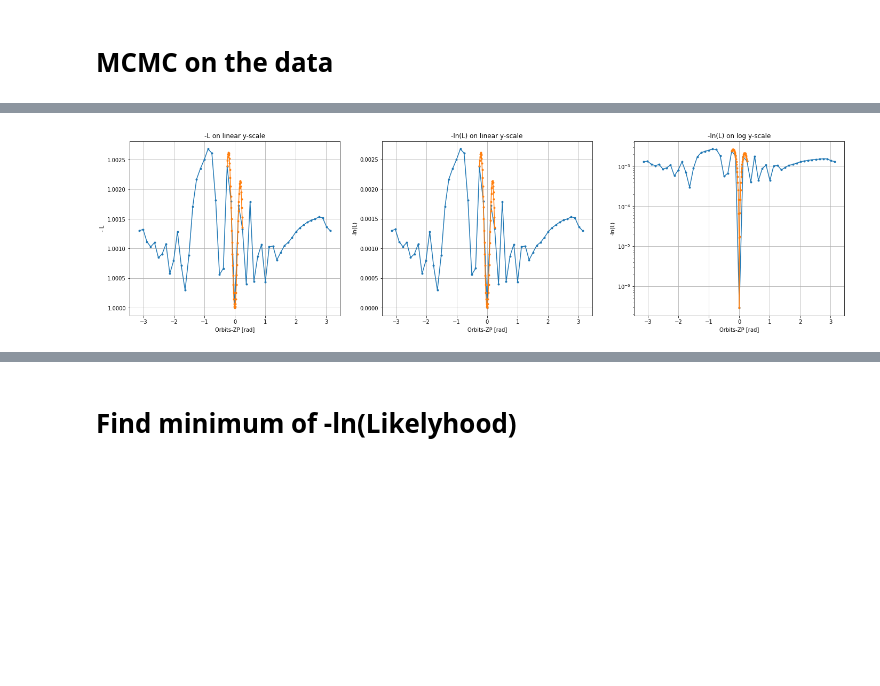
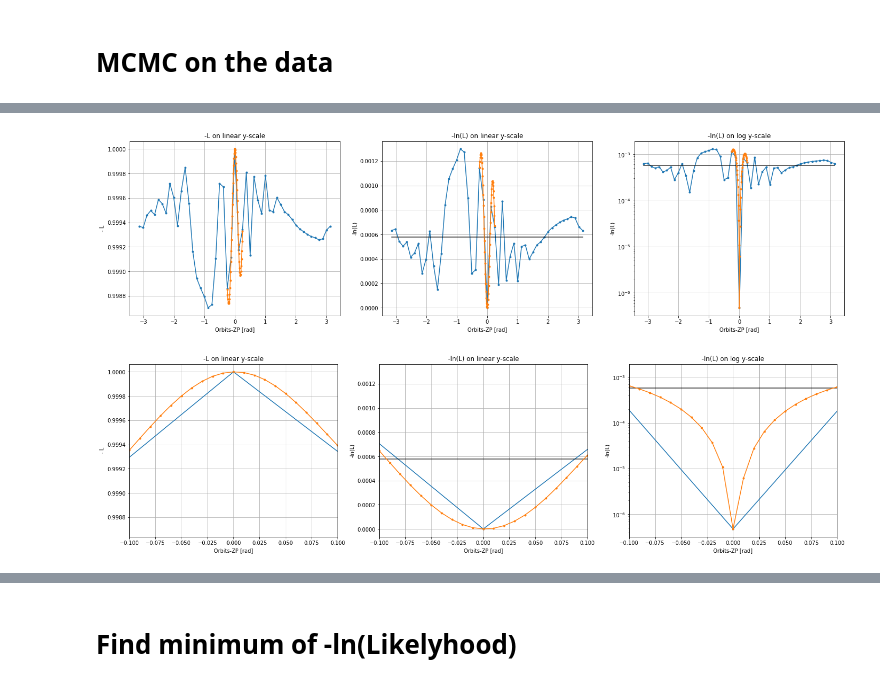
Before and after one commit to BartOuwehand/MP1_LISA, a Jupyter notebook: nelder-mead_parameter_fit.ipynb, the cells around one changed output, grey strips where cells are left out. Saved outputs shown, nothing was run; the diff lists cells and outputs as text; code cells hidden in the pictures; blank space fills up the shorter version.

```diff
--- a/nelder-mead_parameter_fit.ipynb
+++ b/nelder-mead_parameter_fit.ipynb
@@ -187,5 +183,5 @@ sdata = np.array([rawdata['t'],rawdata['A'],rawdata['E'],rawdata['T']])
 # %%
-for i in range(3):
+for i in range(2):
     plt.plot(sdata[0]/day,sdata[i+1],label=rec[i],alpha=.5)
 plt.title('AET datastreams for '+str(duration/day)+'d simulation with all noises')
 plt.legend(loc=4)
@@ -342,7 +341,7 @@ plt.show()
 # %%
 # Defining the model used for MCMC fitting
 
-def model(st, orbits_ZP=0,Amp=Amp_true, phi0=phi0_true, freq=f_true, gw_beta=gw_beta_true, gw_lambda=gw_lambda_true, t0=orbits_t0+10):
+def model(st, orbits_ZP=0,Amp=Amp_true, phi0=phi0_true, freq=f_true, gw_beta=gw_beta_true, gw_lambda=gw_lambda_true, t0=orbits_t0+1/fs):
 
     # Create random filename to allow for multiprocessing
     gwfn = 'gws_spam/gwtmp_'+str(int(1e20*np.random.rand(1)[0]))+'.h5'
@@ -487,16 +485,29 @@ def lnprob(theta, t, y1, y2):
     return lnlikely
 # %%
 # Calculate likelyhoods for range of zeropoints in the orbit
+t0 = time.time()
+# for N in [15,31,51,101]:
+#     zp_range = np.pi*np.linspace(-1,1,N)
+#     L_zp_range = np.zeros(len(zp_range))
+#     for i in tqdm(range(len(zp_range))):
+#         L_zp_range[i] = lnprob([zp_range[i]],fsdata[0],fsdata[1], fsdata[2])
+#     print (np.median(L_zp_range))
 
-t0 = time.time()
 zp_range = np.pi*np.linspace(-1,1,51)
+L_zp_range = np.zeros(len(zp_range))
+for i in tqdm(range(len(zp_range))):
+    L_zp_range[i] = lnprob([zp_range[i]],fsdata[0],fsdata[1], fsdata[2])
+print (np.median(L_zp_range))
+
 zp_range2 = np.linspace(-0.25,0.25,51)
-L_zp_range = np.zeros(len(zp_range))
+# tmp = np.logspace(-4,-1,20)
+# zp_range2 = list(-(tmp[::-1]))
+# zp_range2.extend(list(tmp))
+# zp_range2 = np.array(zp_range2)
+# print (zp_range2)
 L_zp_range2 = np.zeros(len(zp_range2))
-for i in range(len(zp_range)):
-    L_zp_range[i] = lnprob([zp_range[i]],fsdata[0],fsdata[1], fsdata[2])
-for i in range(len(zp_range2)):
+for i in tqdm(range(len(zp_range2))):
     L_zp_range2[i] = lnprob([zp_range2[i]],fsdata[0],fsdata[1], fsdata[2])
 
-print ("Time elapsed = {} s".format(time.time()-t0))
+print ("Time elapsed = {:.5f} min".format((time.time()-t0)/60))
 # %% [output]
@@ -504,28 +516,44 @@ Time elapsed = 262.9521737098694 s
 # %%
 # Plot likelyhoods for range of zeropoints in the orbit
 
 def L_zp_plot(zp_rnge,L_rnge):
     # fig, axs = plt.subplots(1,3, figsize=(24,6))
     # fig.title("test")
 
     axs[0].set_title("-L on linear y-scale")
     axs[0].plot(zp_rnge,np.exp(-L_rnge),marker='.')
     axs[0].set_ylabel("- L")
+    # axs[0].set_ylim(0.997*np.min(np.exp(-L_rnge)),1.0005*np.max(np.exp(-L_rnge)))
     axs[1].set_title("-ln(L) on linear y-scale")
     axs[2].set_title("-ln(L) on log y-scale")
     axs[2].set_yscale('log')
     for i in range(1,3):
         axs[i].set_ylabel("-ln(L)")
         axs[i].plot(zp_rnge,L_rnge,marker='.')
+        # axs[i].set_ylim(0.95*np.min(L_rnge),2.5*np.max(L_rnge))
     for i in range(3):
         axs[i].set_xlabel("Orbits-ZP [rad]")
         axs[i].grid()
 
 fig, axs = plt.subplots(1,3, figsize=(24,6))
 L_zp_plot(zp_range,L_zp_range)
+for i in range(1,3):
+    axs[i].plot([-np.pi,np.pi],[np.median(L_zp_range)]*2,c='black',alpha=.8)
 L_zp_plot(zp_range2,L_zp_range2)
 for i in range(3):
     axs[i].grid()
 plt.show()
+fig, axs = plt.subplots(1,3, figsize=(24,6))
+L_zp_plot(zp_range,L_zp_range)
+for i in range(1,3):
+    axs[i].plot([-np.pi,np.pi],[np.median(L_zp_range)]*2,c='black',alpha=.8)
+L_zp_plot(zp_range2,L_zp_range2)
+for i in range(3):
+    axs[i].grid()
+    axs[i].set_xlim(-.1,.1)
+    # axs[i].set_xlim(1e-4,1e-1)
+    # axs[i].set_xscale('log')
+plt.show()
 # %% [output]
-[figure, old version]
+[figure, new version]
+[figure, added]
```
Also changed, not shown: parts of 22 cells of this notebook, 9 other files.
